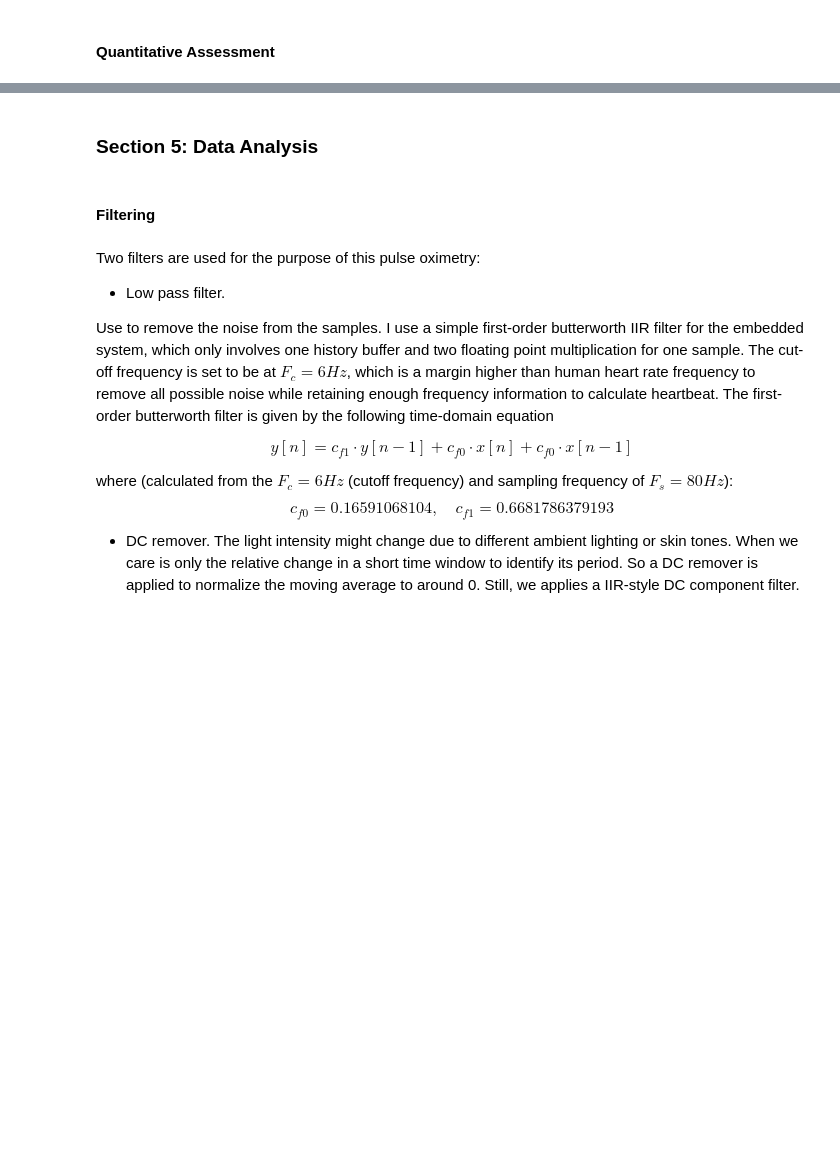
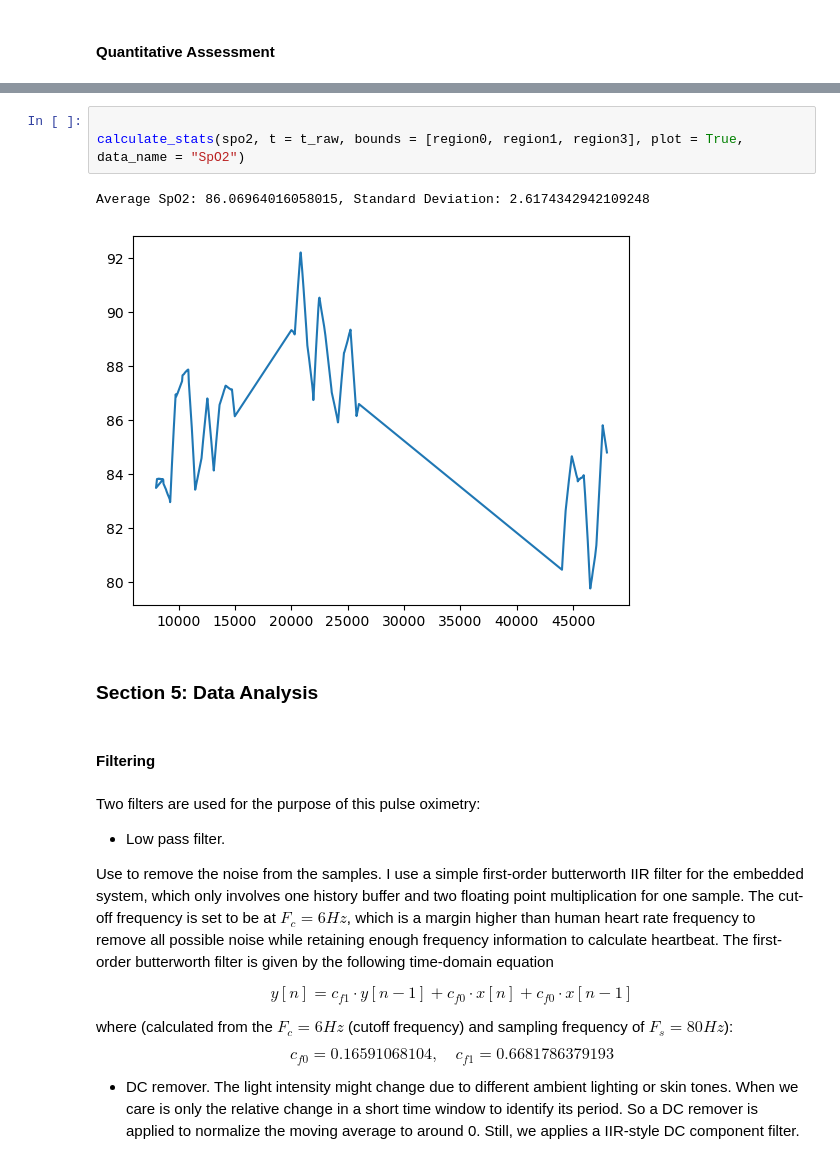
Before and after one commit to TianyiZhu877/Pulse_oximetry_BE189, a Jupyter notebook: report.ipynb, the cells around one changed output, grey strips where cells are left out. Saved outputs shown, nothing was run; the diff lists cells and outputs as text; blank space fills up the shorter version.

```diff
--- a/report.ipynb
+++ b/report.ipynb
@@ -105,3 +112,9 @@ The robustness is tested by using different fingers, inducing changes to my hear
+# %%
+
+calculate_stats(spo2, t = t_raw, bounds = [region0, region1, region3], plot = True, data_name = "SpO2")
+# %% [output]
+Average SpO2: 86.06964016058015, Standard Deviation: 2.6174342942109248
+[figure, added]
 # %% [markdown]
 ### Section 5: Data Analysis
 # %% [markdown]
```
Also changed, not shown: parts of 22 cells of this notebook.
